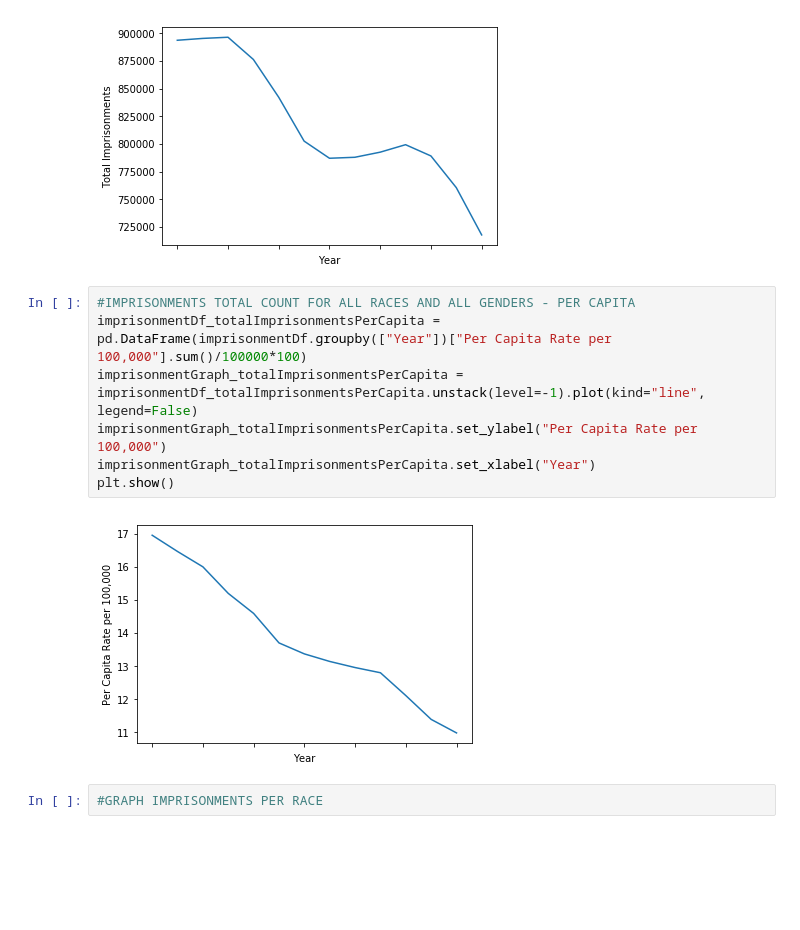
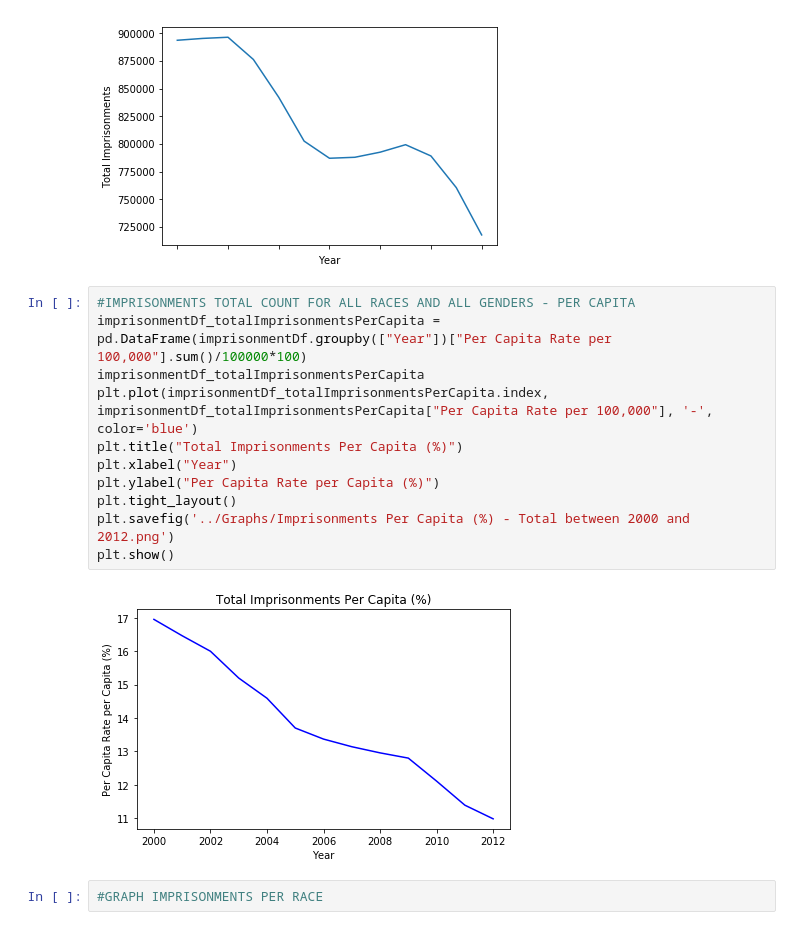
Before and after one commit to callanyan/BootCamp_GroupProjecT_Team5-by-5, a Jupyter notebook: Cleaning_Actual/ImprisonmentData_07.ipynb, the cells around one changed output. Cells and saved outputs as stored; diff of their text form; blank space fills up the shorter version.

```diff
--- a/Cleaning_Actual/ImprisonmentData_07.ipynb
+++ b/Cleaning_Actual/ImprisonmentData_07.ipynb
@@ -151,12 +151,16 @@ plt.show()
 # %%
 #IMPRISONMENTS TOTAL COUNT FOR ALL RACES AND ALL GENDERS - PER CAPITA
 imprisonmentDf_totalImprisonmentsPerCapita = pd.DataFrame(imprisonmentDf.groupby(["Year"])["Per Capita Rate per 100,000"].sum()/100000*100)
-imprisonmentGraph_totalImprisonmentsPerCapita = imprisonmentDf_totalImprisonmentsPerCapita.unstack(level=-1).plot(kind="line", legend=False)
-imprisonmentGraph_totalImprisonmentsPerCapita.set_ylabel("Per Capita Rate per 100,000")
-imprisonmentGraph_totalImprisonmentsPerCapita.set_xlabel("Year")
+imprisonmentDf_totalImprisonmentsPerCapita
+plt.plot(imprisonmentDf_totalImprisonmentsPerCapita.index, imprisonmentDf_totalImprisonmentsPerCapita["Per Capita Rate per 100,000"], '-', color='blue')
+plt.title("Total Imprisonments Per Capita (%)")
+plt.xlabel("Year")
+plt.ylabel("Per Capita Rate per Capita (%)")
+plt.tight_layout()
+plt.savefig('../Graphs/Imprisonments Per Capita (%) - Total between 2000 and 2012.png')
 plt.show()
 # %% [output]
-[figure, old version]
+[figure, new version]
 # %%
 #GRAPH IMPRISONMENTS PER RACE
 # %%
```
Also changed, not shown: parts of 11 cells of this notebook, 25 other files.
